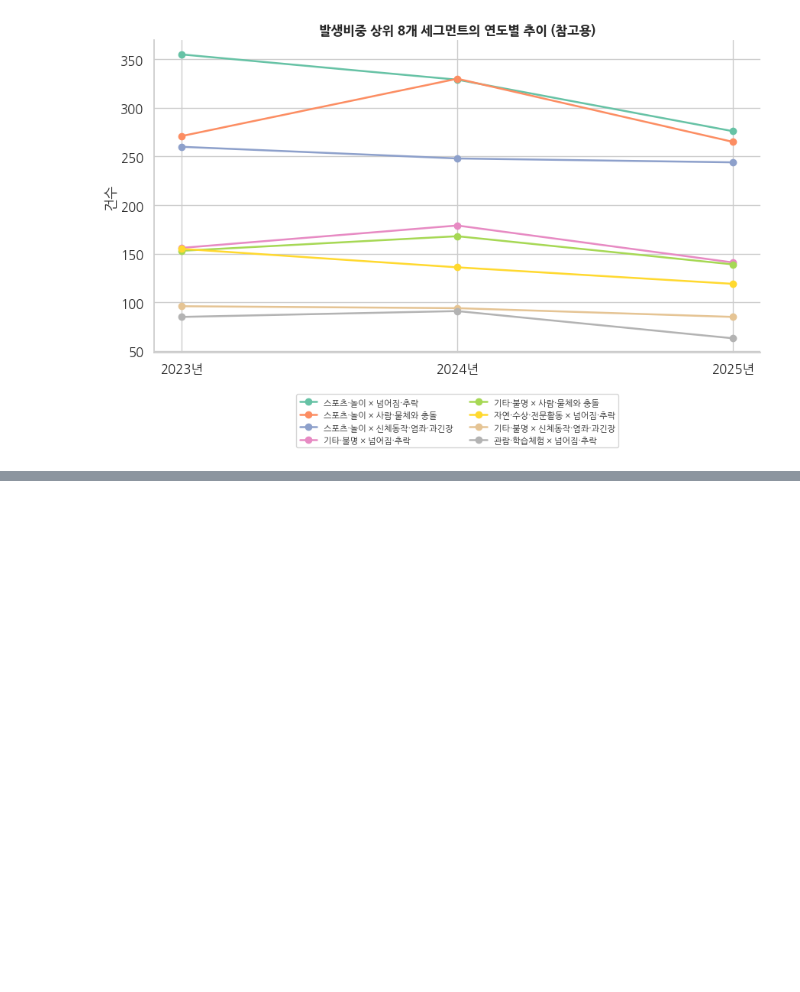
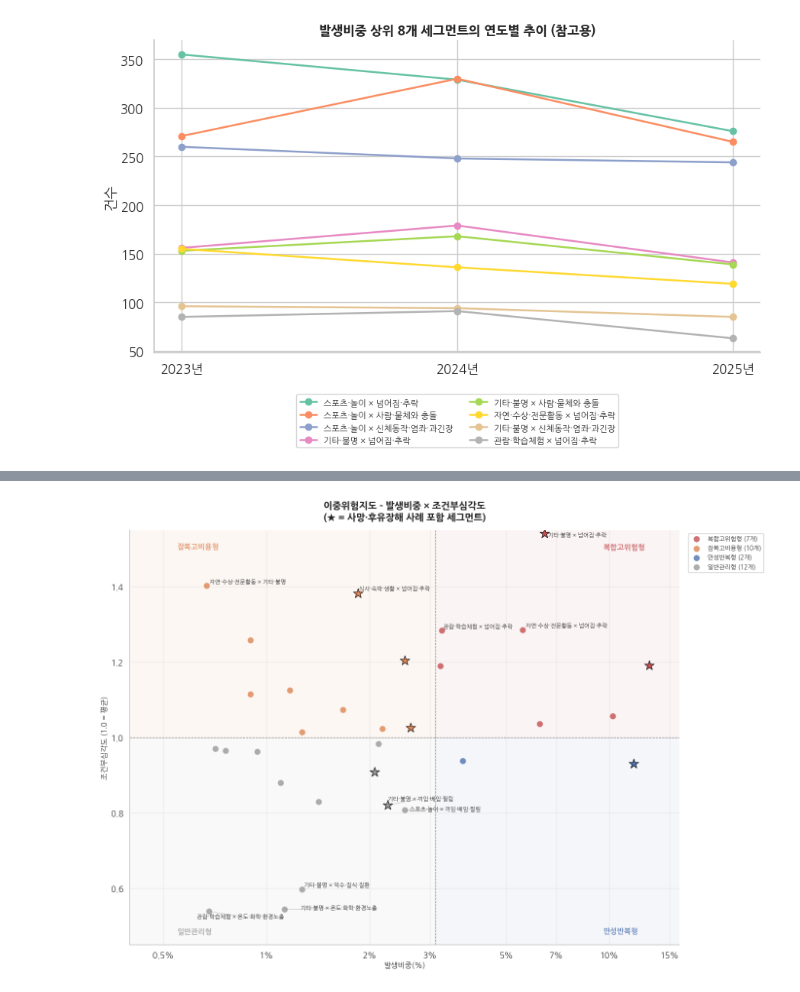
Before and after one commit to gyubeen13/school-safety, a Jupyter notebook: notebooks/02_segment_and_risk_index.ipynb, the cells around one changed output, grey strips where cells are left out. Saved outputs shown, nothing was run; the diff lists cells and outputs as text; code cells hidden in the pictures; blank space fills up the shorter version.

```diff
--- a/notebooks/02_segment_and_risk_index.ipynb
+++ b/notebooks/02_segment_and_risk_index.ipynb
@@ -810,0 +966,7 @@ plt.show()
+# %%
+# 4) 로그 공간에서 차이를 구한 뒤 지수화 -> 평균 대비 배수
+log_mean = segment_main['심각도_log_보정'].mean()
+segment_main['조건부심각도'] = np.exp(segment_main['심각도_log_보정'] - log_mean).round(3)
+
+print(f"조건부심각도 범위: {segment_main['조건부심각도'].min():.3f} ~ {segment_main['조건부심각도'].max():.3f}")
+display(segment_main[['세그먼트', '보상건수', '조건부심각도']].sort_values('조건부심각도', ascending=False))
@@ -810,0 +1095,86 @@ plt.show()
+# %%
+# 극단결과(사망·후유장해) 포함 여부 플래그
+comp_main['극단결과'] = (comp_main['유족급여'] > 0) | (comp_main['장례비'] > 0) | (comp_main['장해급여'] > 0)
+
+extreme_by_segment = (
+    comp_main[comp_main['세그먼트'].isin(segment_main['세그먼트'])]
+    .groupby('세그먼트')['극단결과']
+    .sum()
+    .reset_index(name='극단결과_건수')
+)
+segment_main = segment_main.drop(columns=['극단결과_건수', '극단결과_존재'], errors='ignore')
+segment_main = segment_main.merge(extreme_by_segment, on='세그먼트', how='left')
+segment_main['극단결과_존재'] = segment_main['극단결과_건수'] > 0
+# %%
+colors_map = {'복합고위험형': '#C44E52', '잠복고비용형': '#DD8452', '만성반복형': '#4C72B0', '일반관리형': '#999999'}
+
+fig, ax = plt.subplots(figsize=(14, 10))
+
+x_min, x_max = 0.4, 16
+y_min, y_max = 0.45, 1.55
+y_frac = (1.0 - y_min) / (y_max - y_min)  # y=1.0 지점의 축 내 상대 위치
+
+# 사분면 배경색
+ax.axvspan(x_min, x_ref, ymin=y_frac, ymax=1, facecolor='#DD8452', alpha=0.06, zorder=0)  # 잠복고비용형
+ax.axvspan(x_ref, x_max, ymin=y_frac, ymax=1, facecolor='#C44E52', alpha=0.06, zorder=0)  # 복합고위험형
+ax.axvspan(x_ref, x_max, ymin=0, ymax=y_frac, facecolor='#4C72B0', alpha=0.06, zorder=0)  # 만성반복형
+ax.axvspan(x_min, x_ref, ymin=0, ymax=y_frac, facecolor='#999999', alpha=0.06, zorder=0)  # 일반관리형
+
+# 점 (극단결과 없음: 원, 있음: 별)
+for quadrant, color in colors_map.items():
+    subset = segment_main[(segment_main['사분면'] == quadrant) & (~segment_main['극단결과_존재'])]
+    ax.scatter(subset['발생비중'], subset['조건부심각도'], s=90, alpha=0.8, color=color,
+               edgecolor='white', linewidth=0.6,
+               label=f'{quadrant} ({(segment_main["사분면"]==quadrant).sum()}개)', zorder=3)
+
+for quadrant, color in colors_map.items():
+    subset = segment_main[(segment_main['사분면'] == quadrant) & (segment_main['극단결과_존재'])]
+    ax.scatter(subset['발생비중'], subset['조건부심각도'], s=220, marker='*',
+               color=color, edgecolor='black', linewidth=0.8, zorder=5)
+
+# 축 설정
+ax.set_xscale('log')
+ax.set_xlim(x_min, x_max)
+ax.set_ylim(y_min, y_max)
+tick_values = [0.5, 1, 2, 3, 5, 7, 10, 15]
+ax.set_xticks(tick_values)
+ax.set_xticklabels([f'{v}%' for v in tick_values])
+
+ax.axvline(x_ref, color='gray', linestyle='--', linewidth=0.9, zorder=1)
+ax.axhline(1.0, color='gray', linestyle='--', linewidth=0.9, zorder=1)
+
+# 사분면 이름표
+ax.text(0.55, 1.5, '잠복고비용형', fontsize=11, color='#DD8452', fontweight='bold', alpha=0.7)
+ax.text(x_max*0.6, 1.5, '복합고위험형', fontsize=11, color='#C44E52', fontweight='bold', alpha=0.7)
+ax.text(x_max*0.6, 0.48, '만성반복형', fontsize=11, color='#4C72B0', fontweight='bold', alpha=0.7)
+ax.text(0.55, 0.48, '일반관리형', fontsize=11, color='#999999', fontweight='bold', alpha=0.7)
+
+# 라벨 - 상하위 15%만
+label_targets = segment_main[
+    (segment_main['조건부심각도'] >= segment_main['조건부심각도'].quantile(0.85)) |
+    (segment_main['조건부심각도'] <= segment_main['조건부심각도'].quantile(0.15))
+]
+
+texts = []
+for _, row in label_targets.iterrows():
+    texts.append(ax.text(row['발생비중'], row['조건부심각도'], row['세그먼트'], fontsize=8.5))
+
+adjust_text(
+    texts, ax=ax,
+    arrowprops=dict(arrowstyle='-', color='gray', lw=0.5, alpha=0.7),
+    expand_points=(1.5, 1.5)
+)
+
+# 라벨 및 스타일 마무리
+ax.set_xlabel('발생비중(%)', fontsize=11)
+ax.set_ylabel('조건부심각도 (1.0 = 평균)', fontsize=11)
+ax.set_title('이중위험지도 - 발생비중 × 조건부심각도\n(★ = 사망·후유장해 사례 포함 세그먼트)', fontsize=14, fontweight='bold', pad=15)
+ax.legend(loc='upper left', bbox_to_anchor=(1.01, 1), fontsize=9, framealpha=0.95)
+
+ax.spines['top'].set_visible(False)
+ax.spines['right'].set_visible(False)
+ax.grid(True, alpha=0.3, zorder=0)
+
+plt.tight_layout()
+plt.show()
+# %% [output]
@@ -810,0 +1182 @@ plt.show()
+[figure, added]
```
Also changed, not shown: parts of 58 cells of this notebook.
